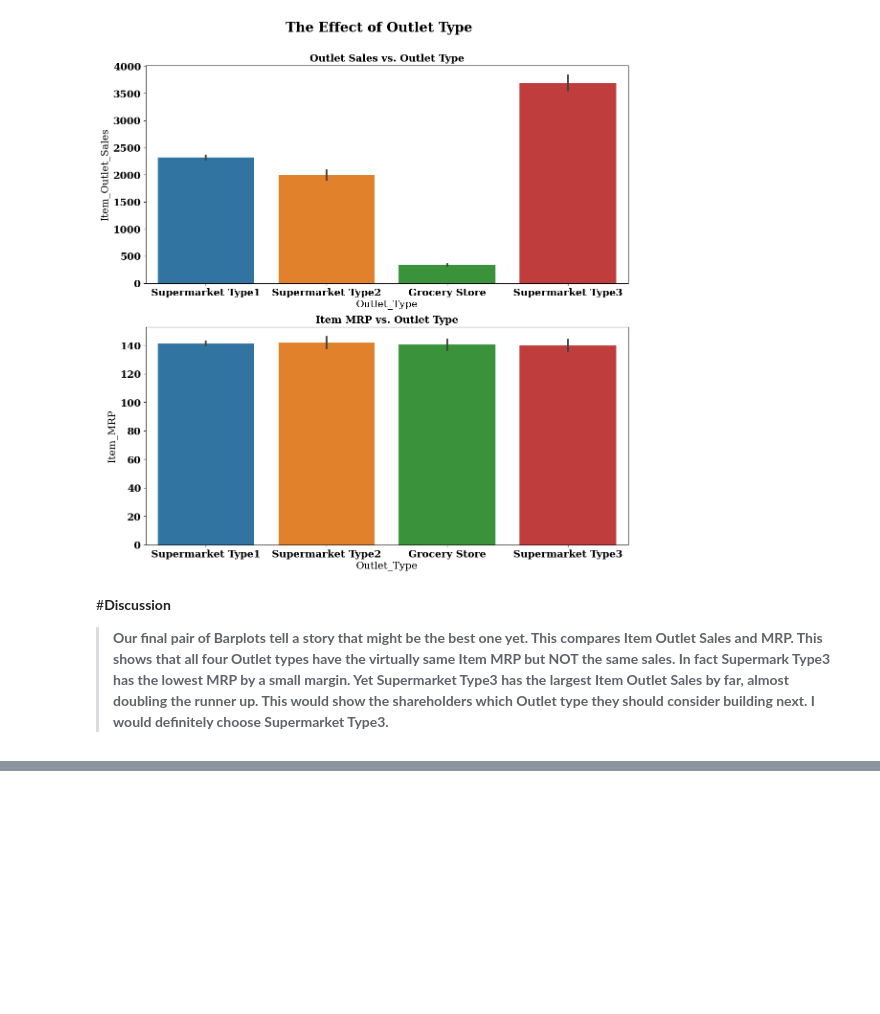
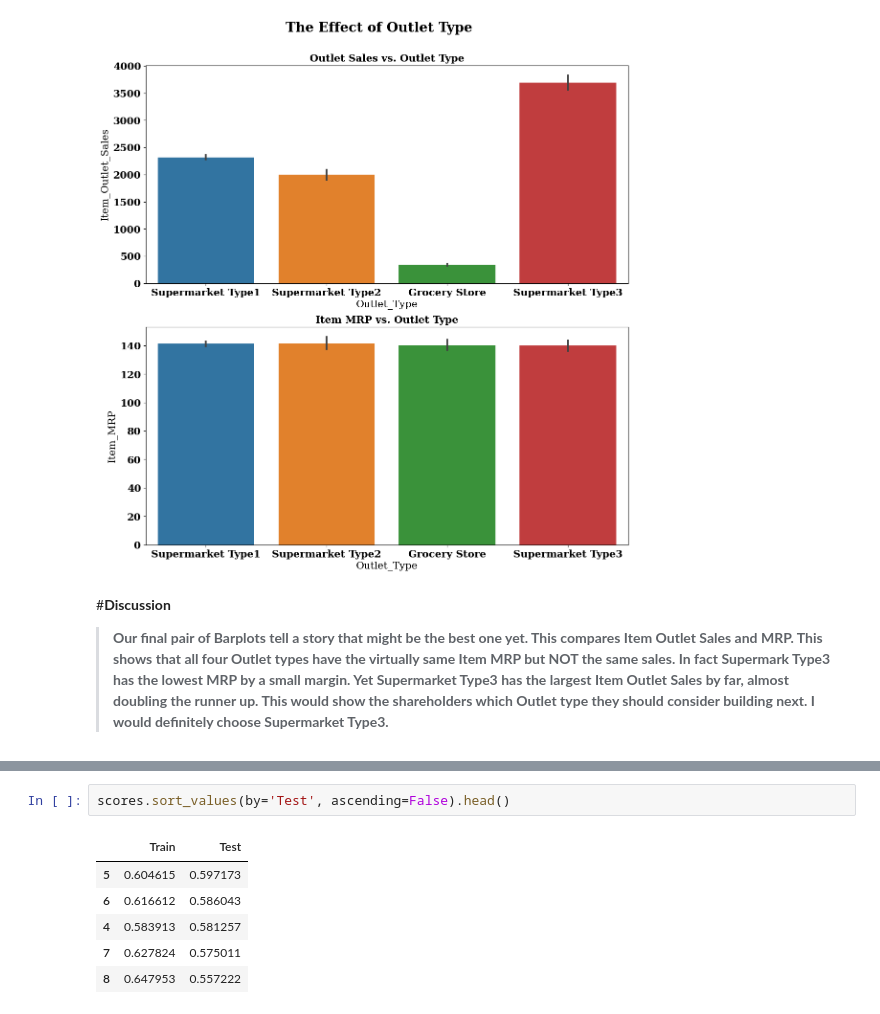
Before and after one commit to BenjaminEngel919/Prediction-of-Product-Sales, a Jupyter notebook: Prediction_of_product_sales.ipynb, the cells around one changed output, grey strips where cells are left out. Saved outputs shown, nothing was run; the diff lists cells and outputs as text; blank space fills up the shorter version.

```diff
--- a/Prediction_of_product_sales.ipynb
+++ b/Prediction_of_product_sales.ipynb
@@ -484,0 +1200,9 @@ fig.suptitle('The Effect of Outlet Type', fontsize = 20, fontweight = 'bold', y
+# %%
+scores.sort_values(by='Test', ascending=False).head()
+# %% [output]
+|  | Train | Test |
+| 5 | 0.604615 | 0.597173 |
+| 6 | 0.616612 | 0.586043 |
+| 4 | 0.583913 | 0.581257 |
+| 7 | 0.627824 | 0.575011 |
+| 8 | 0.647953 | 0.557222 |
```
Also changed, not shown: parts of 87 cells of this notebook.
